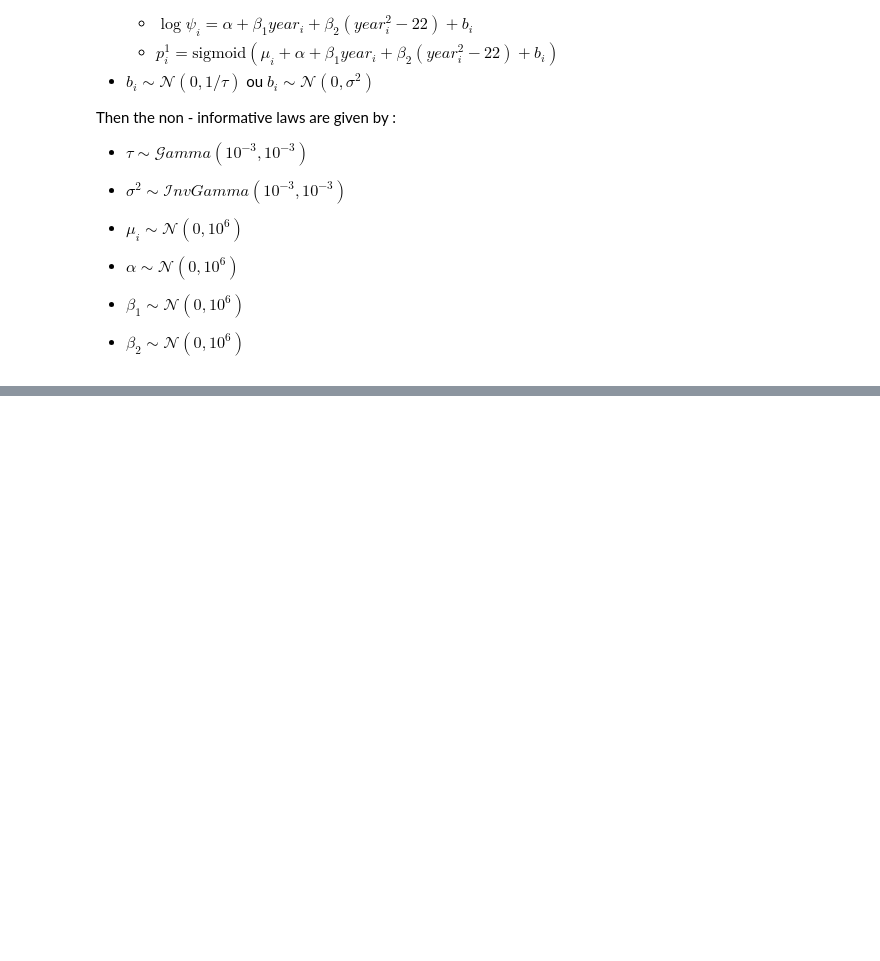
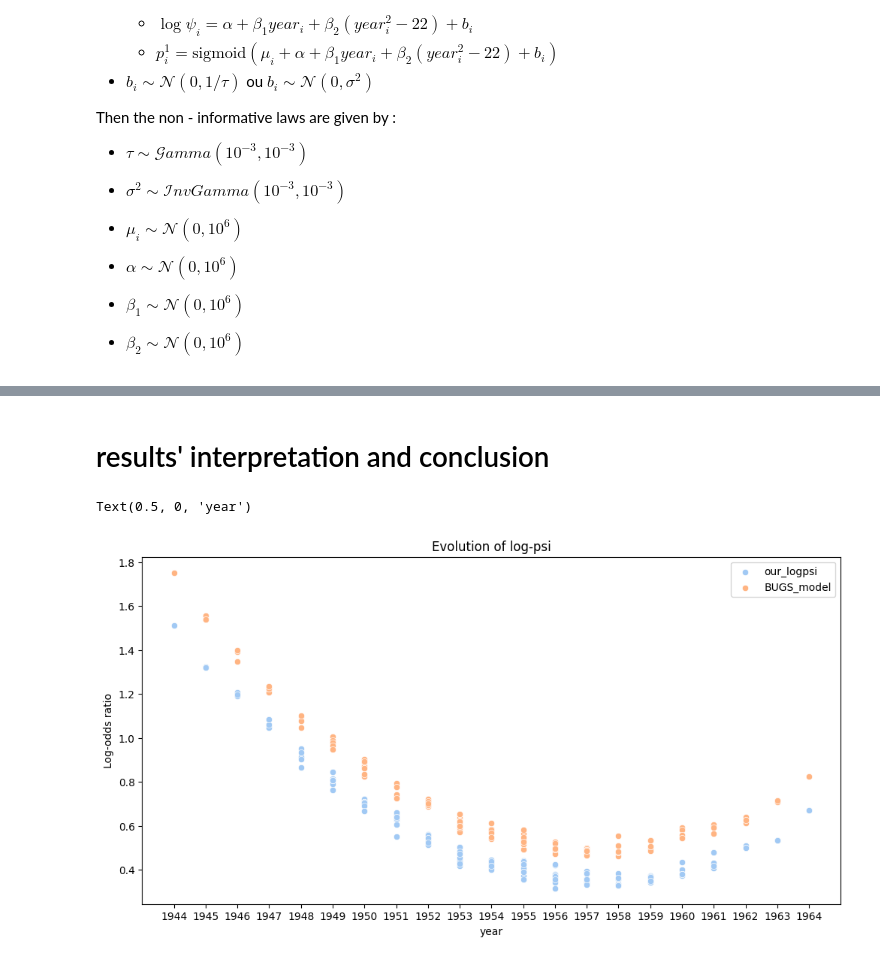
Before and after one commit to Abdellah-Laassairi/bayes-oxford-smooth-fit-to-log-odds-ratios, a Jupyter notebook: notebook.ipynb, the cells around one changed output, grey strips where cells are left out. Drawn from its saved outputs; the diff is of its cells as text; code cells hidden in the pictures; blank space fills up the shorter version.

```diff
--- a/notebook.ipynb
+++ b/notebook.ipynb
@@ -107,0 +392,29 @@ def init_chain_2(df):
+# %% [markdown]
+# results' interpretation and conclusion
+# %%
+our_logpsi = results["alpha"].mean() + results["beta1"].mean() * year + results["beta2"].mean() * (year**2 - 22) + np.mean(chain_3,axis=0)
+Breslow_and_Clayton= 0.566 +  (-0.469*year) + 0.0071* (year**2-2) +  np.mean(chain_3,axis=0)
+bugs_b=np.random.normal(0, 0.15**2, 120)
+BUGS_model =0.579 +  (-0.04557 *year) + 0.007041 * (year**2-2) +bugs_b
+fig, ax = plt.subplots()
+fig.set_size_inches(12, 6)
+
+x_axis = [str(i+1954) for i in year]
+
+ax = sns.scatterplot(
+    x=x_axis,
+    y=our_logpsi,
+    label="our_logpsi",
+)
+
+ax = sns.scatterplot(
+    x=x_axis,
+    y=BUGS_model,
+    label="BUGS_model",
+)
+plt.title("Evolution of log-psi")
+plt.ylabel('Log-odds ratio')
+plt.xlabel('year')
+# %% [output]
+Text(0.5, 0, 'year')
+[figure, added]
```
Also changed, not shown: parts of 13 cells of this notebook.
